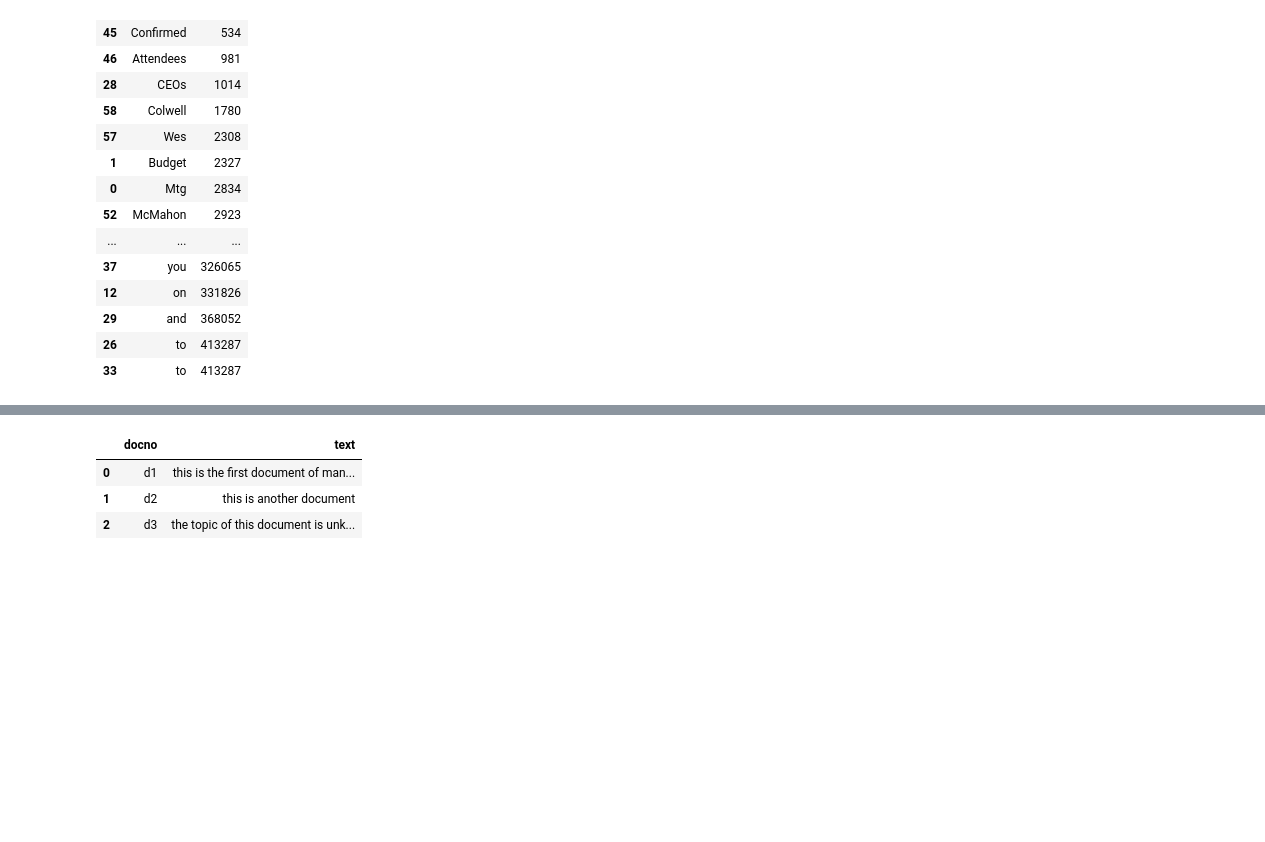
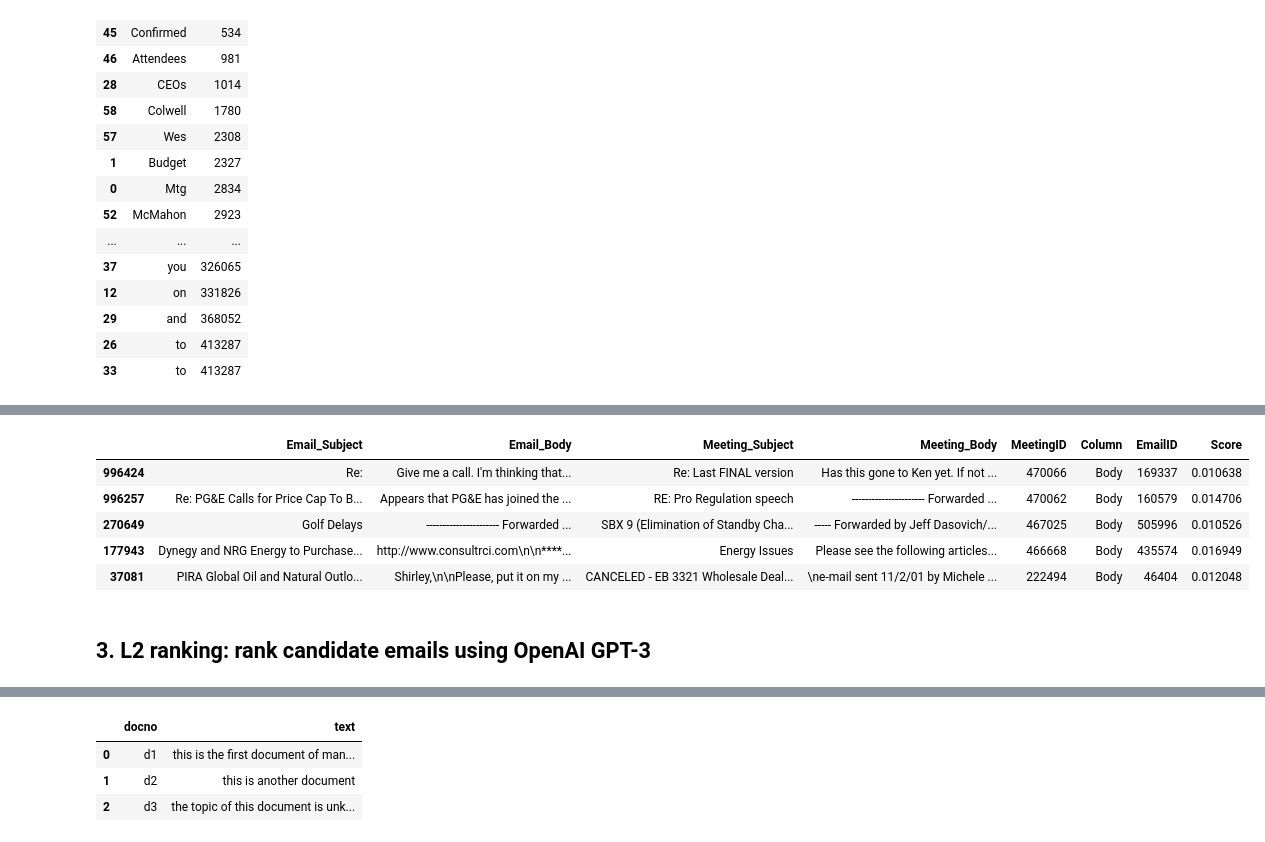
Before and after one commit to anton-dergunov/ml-playground, a Jupyter notebook: tasks/enron.ipynb, the cells around one changed output, grey strips where cells are left out. Cells and saved outputs as stored; diff of their text form; code cells hidden in the pictures; blank space fills up the shorter version.

```diff
--- a/tasks/enron.ipynb
+++ b/tasks/enron.ipynb
@@ -501,0 +417,4 @@ Line #      Hits         Time  Per Hit   % Time  Line Contents
+# %%
+df_merged = df_meetings[['Subject', 'Body']].merge(df_candidates, left_index=True, right_on='MeetingID')
+df_merged.rename(columns={'Subject': 'Meeting_Subject', 'Body': 'Meeting_Body'}, inplace=True)
+df_merged.sample(n=5)
@@ -501,0 +428,13 @@ Line #      Hits         Time  Per Hit   % Time  Line Contents
+# %%
+df_merged = df_emails[['Subject', 'Body']].merge(df_merged, left_index=True, right_on='EmailID')
+df_merged.rename(columns={'Subject': 'Email_Subject', 'Body': 'Email_Body'}, inplace=True)
+df_merged.sample(n=5)
+# %% [output]
+|  | Email_Subject | Email_Body | Meeting_Subject | Meeting_Body | MeetingID | Column | EmailID | Score |
+| 996424 | Re: | Give me a call. I'm thinking that... | Re: Last FINAL version | Has this gone to Ken yet. If not ... | 470066 | Body | 169337 | 0.010638 |
+| 996257 | Re: PG&E Calls for Price Cap To B... | Appears that PG&E has joined the ... | RE: Pro Regulation speech | ---------------------- Forwarded ... | 470062 | Body | 160579 | 0.014706 |
+| 270649 | Golf Delays | ---------------------- Forwarded ... | SBX 9 (Elimination of Standby Cha... | ----- Forwarded by Jeff Dasovich/... | 467025 | Body | 505996 | 0.010526 |
+| 177943 | Dynegy and NRG Energy to Purchase... | http://www.consultrci.com\n\n****... | Energy Issues | Please see the following articles... | 466668 | Body | 435574 | 0.016949 |
+| 37081 | PIRA Global Oil and Natural Outlo... | Shirley,\n\nPlease, put it on my ... | CANCELED - EB 3321 Wholesale Deal... | \ne-mail sent 11/2/01 by Michele ... | 222494 | Body | 46404 | 0.012048 |
+# %% [markdown]
+## 3. L2 ranking: rank candidate emails using OpenAI GPT-3
```
Also changed, not shown: parts of 21 cells of this notebook.
